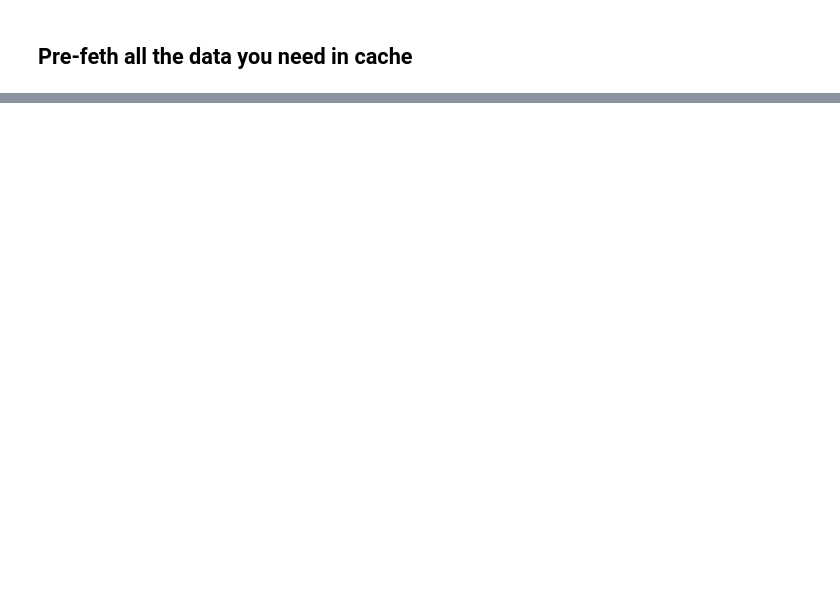
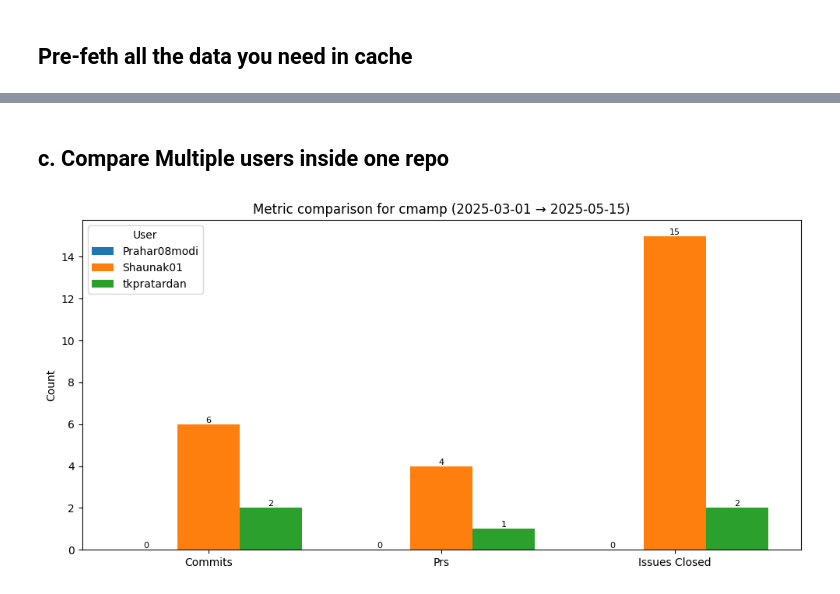
Before and after one commit to PranavShashidhara/tutorials, a Jupyter notebook: tutorial_github_causify_style/github_utils_test.ipynb, the cells around one changed output, grey strips where cells are left out. Cells and saved outputs as stored; diff of their text form; code cells hidden in the pictures; blank space fills up the shorter version.

```diff
--- a/tutorial_github_causify_style/github_utils_test.ipynb
+++ b/tutorial_github_causify_style/github_utils_test.ipynb
@@ -191,0 +142,14 @@ krishna_daily_commits[0:25]
+# %% [markdown]
+<a name='c.-compare-multiple-users-inside-one-repo'></a>
+## c. Compare Multiple users inside one repo
+# %%
+github_utils.plot_metrics_by_user(
+    combined=combined_df,
+    repo="cmamp",
+    users=["tkpratardan", "Shaunak01", "Prahar08modi"],
+    metrics=["commits", "prs", "issues_closed"],
+    start=datetime.datetime(2025, 3, 1),
+    end=datetime.datetime(2025, 5, 15),
+)
+# %% [output]
+[figure, added]
```
Also changed, not shown: parts of 32 cells of this notebook, 4 other files.
